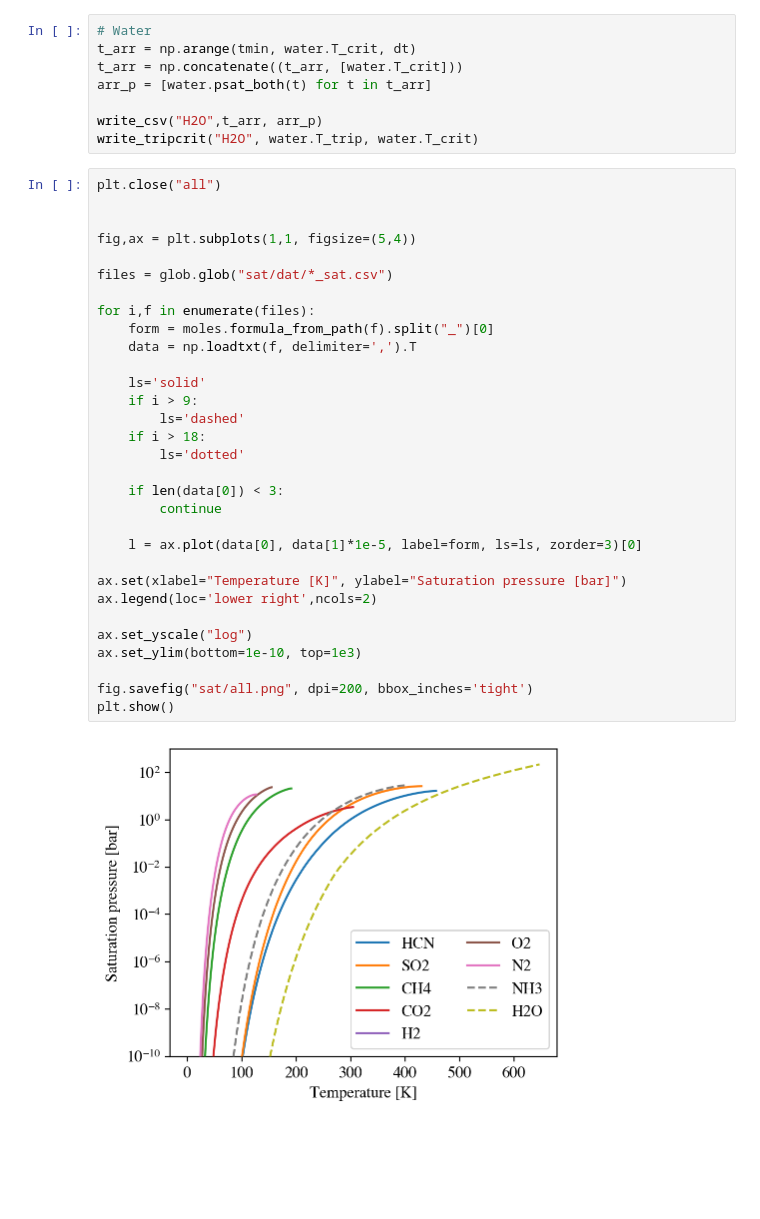
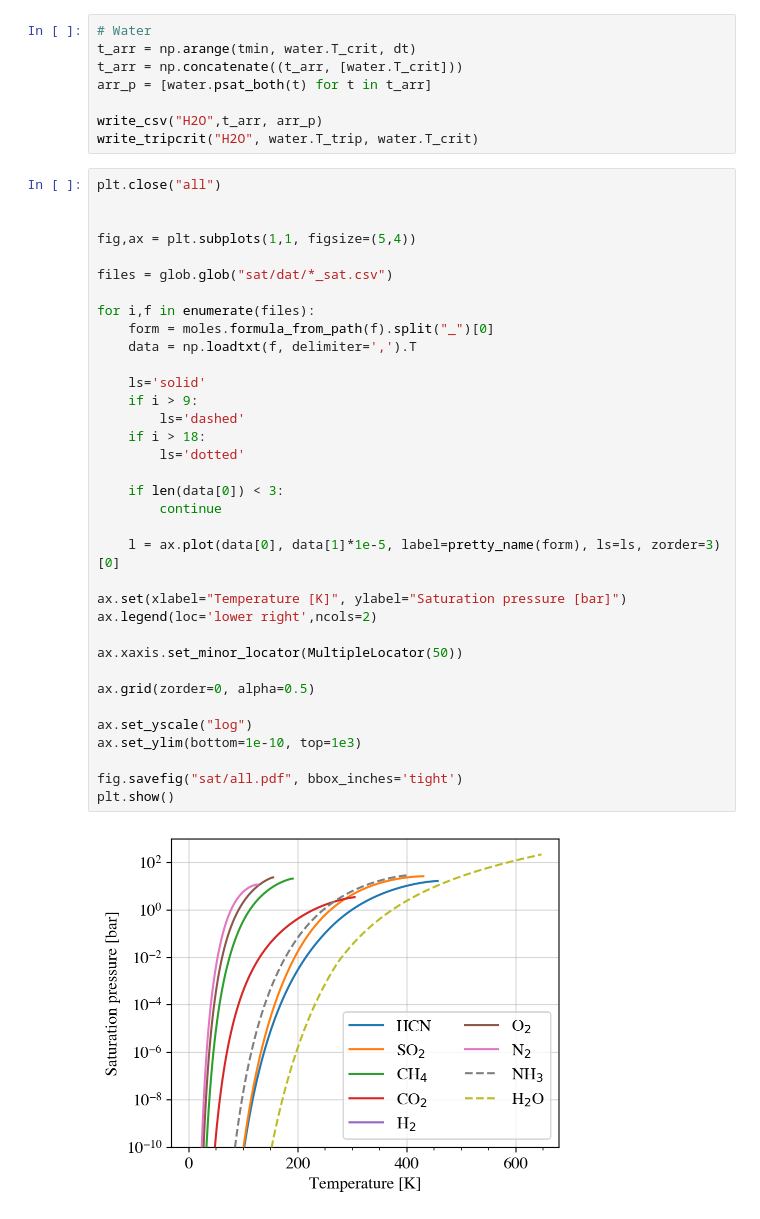
Before and after one commit to nichollsh/ThermoTools, a Jupyter notebook: 04_psat_parse.ipynb, the cells around one changed output. Cells and saved outputs as stored; diff of their text form; blank space fills up the shorter version.

```diff
--- a/04_psat_parse.ipynb
+++ b/04_psat_parse.ipynb
@@ -81,33 +83,37 @@ write_tripcrit("H2O", water.T_trip, water.T_crit)
 # %%
 plt.close("all")
 
 
 fig,ax = plt.subplots(1,1, figsize=(5,4))
 
 files = glob.glob("sat/dat/*_sat.csv")
 
 for i,f in enumerate(files):
     form = moles.formula_from_path(f).split("_")[0]
     data = np.loadtxt(f, delimiter=',').T
 
     ls='solid'
     if i > 9:
         ls='dashed'
     if i > 18:
         ls='dotted'
 
     if len(data[0]) < 3:
         continue
 
-    l = ax.plot(data[0], data[1]*1e-5, label=form, ls=ls, zorder=3)[0]
+    l = ax.plot(data[0], data[1]*1e-5, label=pretty_name(form), ls=ls, zorder=3)[0]
 
 ax.set(xlabel="Temperature [K]", ylabel="Saturation pressure [bar]")
 ax.legend(loc='lower right',ncols=2)
 
+ax.xaxis.set_minor_locator(MultipleLocator(50))
+
+ax.grid(zorder=0, alpha=0.5)
+
 ax.set_yscale("log")
 ax.set_ylim(bottom=1e-10, top=1e3)
 
-fig.savefig("sat/all.png", dpi=200, bbox_inches='tight')
+fig.savefig("sat/all.pdf", bbox_inches='tight')
 plt.show()
 # %% [output]
-[figure, old version]
+[figure, new version]
```
Also changed, not shown: parts of 1 cell of this notebook, 9 other files.
